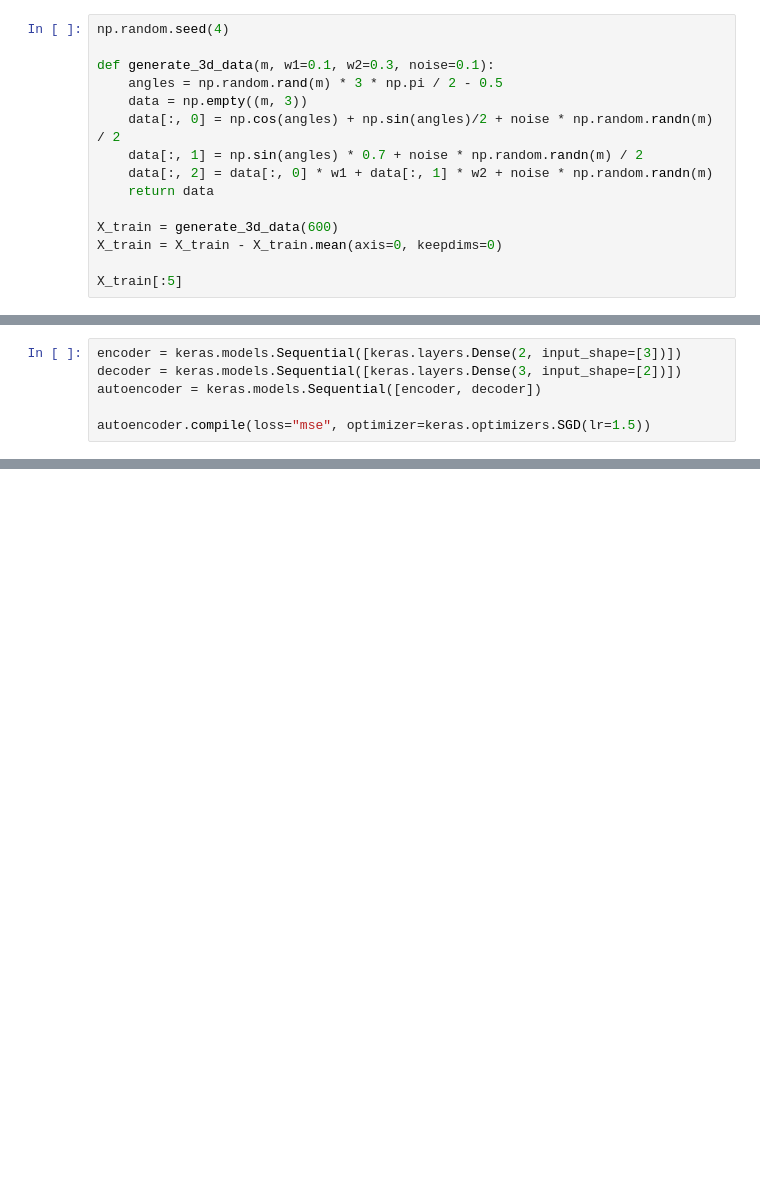
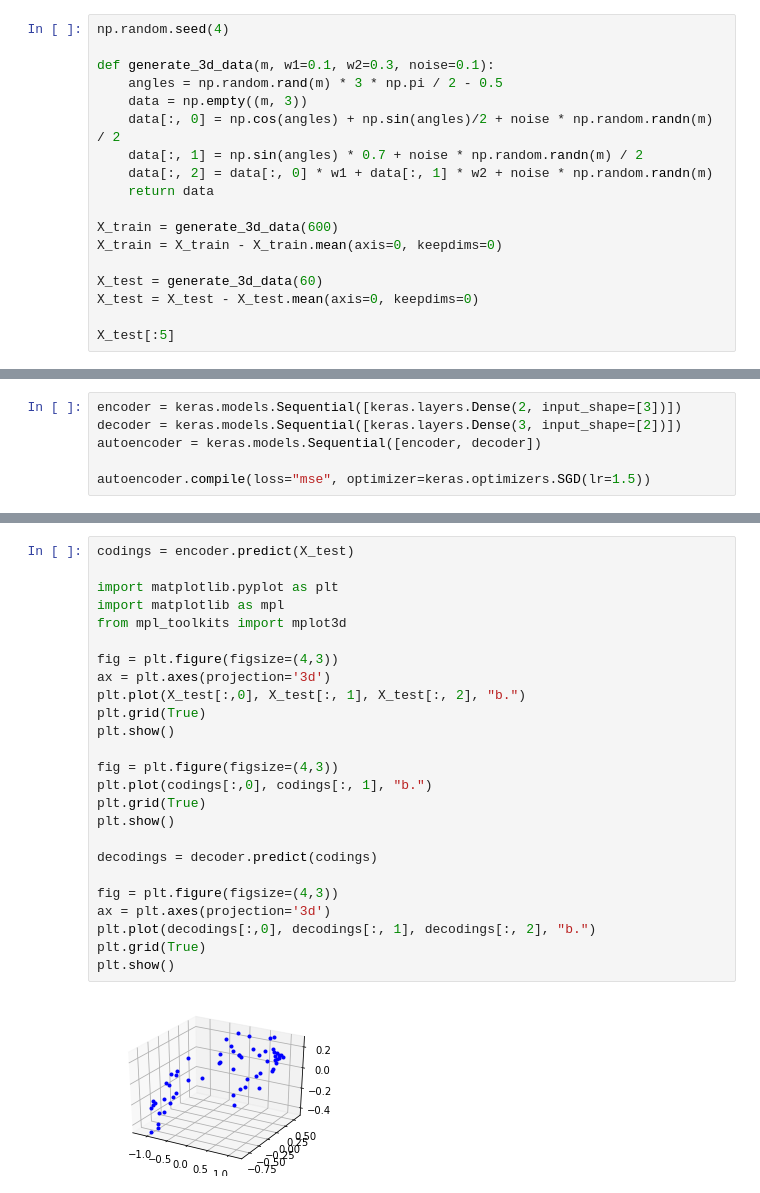
Before and after one commit to ctford/old-town-code, a Jupyter notebook: old-town-encode.ipynb, the cells around one changed output, grey strips where cells are left out. Saved outputs shown, nothing was run; the diff lists cells and outputs as text; blank space fills up the shorter version.

```diff
--- a/old-town-encode.ipynb
+++ b/old-town-encode.ipynb
@@ -18,5 +18,8 @@ def generate_3d_data(m, w1=0.1, w2=0.3, noise=0.1):
 X_train = generate_3d_data(600)
 X_train = X_train - X_train.mean(axis=0, keepdims=0)
 
-X_train[:5]
+X_test = generate_3d_data(60)
+X_test = X_test - X_test.mean(axis=0, keepdims=0)
+
+X_test[:5]
 # %% [output]
@@ -80,0 +86,27 @@ array([[ 1.4268702 , -0.07297166],
+# %%
+codings = encoder.predict(X_test)
+
+import matplotlib.pyplot as plt
+import matplotlib as mpl
+from mpl_toolkits import mplot3d
+
+fig = plt.figure(figsize=(4,3))
+ax = plt.axes(projection='3d')
+plt.plot(X_test[:,0], X_test[:, 1], X_test[:, 2], "b.")
+plt.grid(True)
+plt.show()
+
+fig = plt.figure(figsize=(4,3))
+plt.plot(codings[:,0], codings[:, 1], "b.")
+plt.grid(True)
+plt.show()
+
+decodings = decoder.predict(codings)
+
+fig = plt.figure(figsize=(4,3))
+ax = plt.axes(projection='3d')
+plt.plot(decodings[:,0], decodings[:, 1], decodings[:, 2], "b.")
+plt.grid(True)
+plt.show()
+# %% [output]
+[figure, added]
```
Also changed, not shown: parts of 5 cells of this notebook.
